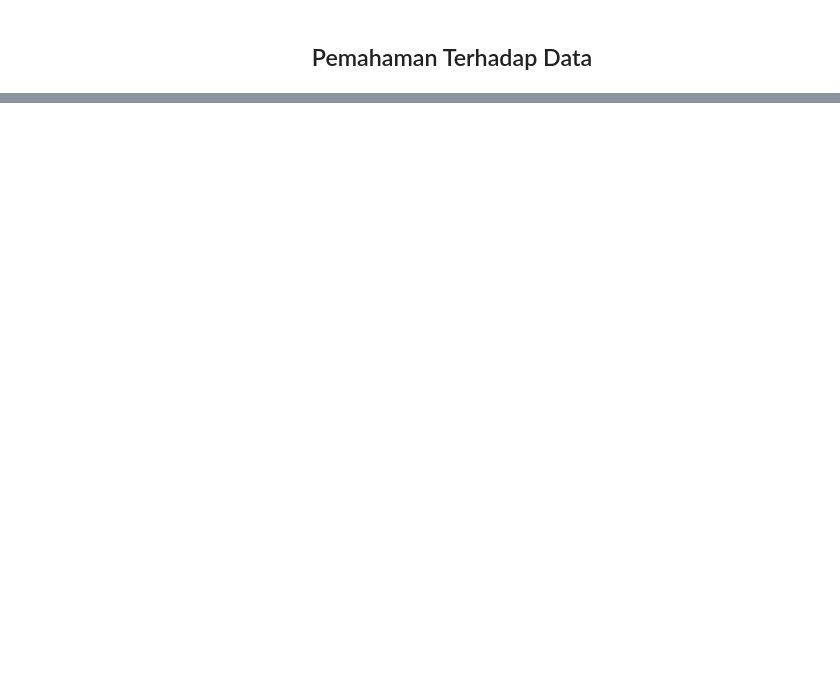
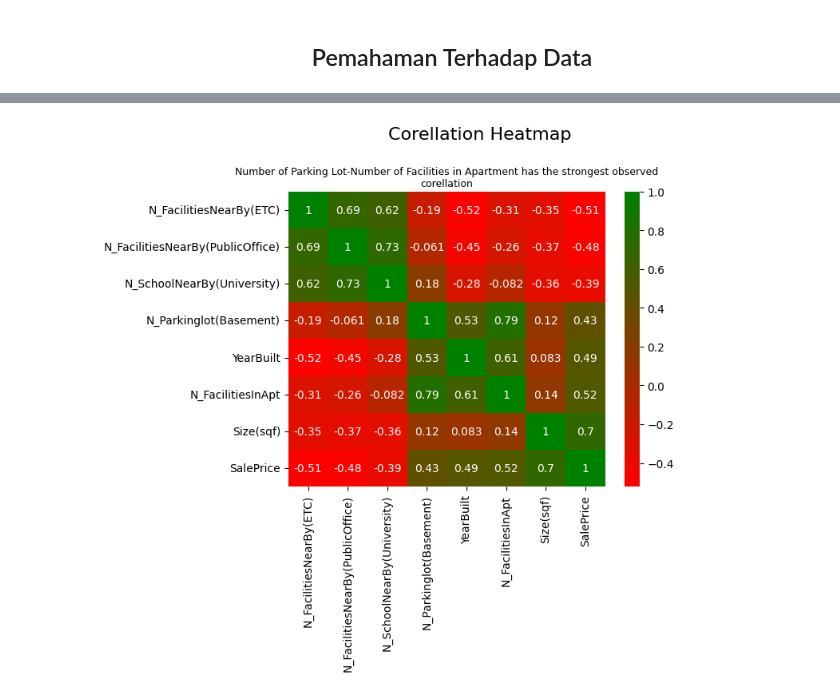
Before and after one commit to mrarvandy/capstone-project-module-3-jcdsol-016, a Jupyter notebook: data-analysis-and-modelling.ipynb, the cells around one changed output, grey strips where cells are left out. Saved outputs shown, nothing was run; the diff lists cells and outputs as text; code cells hidden in the pictures; blank space fills up the shorter version.

```diff
--- a/data-analysis-and-modelling.ipynb
+++ b/data-analysis-and-modelling.ipynb
@@ -59,0 +227,10 @@ Nantinya, untuk evaluasi secara menyeluruh, tidak hanya berdasarkan dari kompone
+# %%
+correlation_matrix = df[df_numeric_columns].corr(method = 'spearman')
+heatmap_colors = ['red', 'green']
+custom_cmap_heatmap = pclr.LinearSegmentedColormap.from_list("custom_cmap", heatmap_colors)
+sns.heatmap(correlation_matrix, cmap = custom_cmap_heatmap, annot = True)
+plt.suptitle('Corellation Heatmap', fontsize = 16, y = 1.05)
+plt.title('Number of Parking Lot-Number of Facilities in Apartment has the strongest observed corellation', wrap = True, horizontalalignment = 'center', fontsize = 9)
+plt.show()
+# %% [output]
+[figure, added]
```
Also changed, not shown: parts of 143 cells of this notebook, 1 other file.
